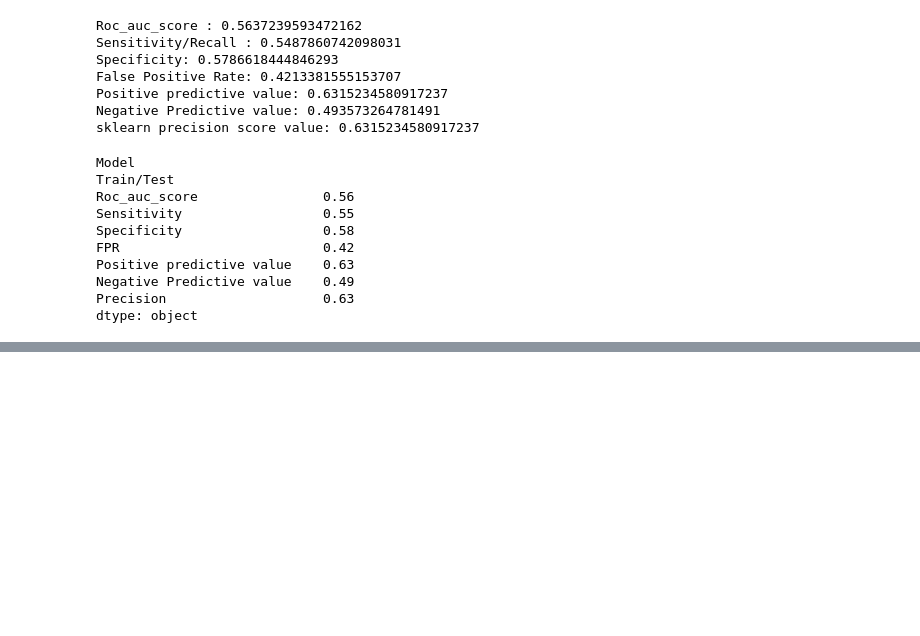
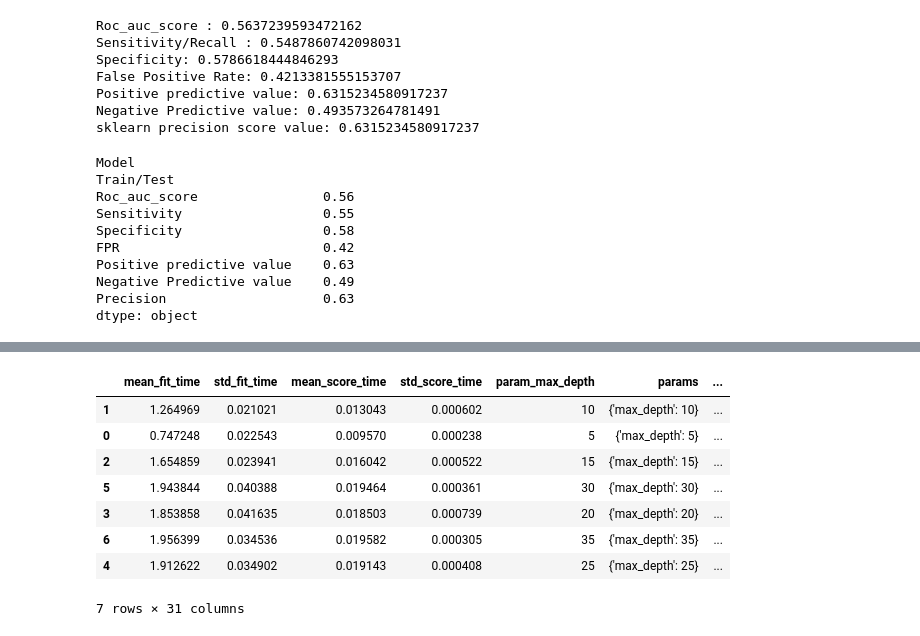
Before and after one commit to yashmishra12/ALDA_Project, a Jupyter notebook: Midterm_Report.ipynb, the cells around one changed output, grey strips where cells are left out. Drawn from its saved outputs; the diff is of its cells as text; code cells hidden in the pictures; blank space fills up the shorter version.

```diff
--- a/Midterm_Report.ipynb
+++ b/Midterm_Report.ipynb
@@ -2134,0 +2224,12 @@ sklearn precision score value: 0.584873949579832
+# %%
+pd.DataFrame(grid_search.cv_results_).sort_values(by="rank_test_score")
+# %% [output]
+|  | mean_fit_time | std_fit_time | mean_score_time | std_score_time | param_max_depth | params | ... |
+| 1 | 1.264969 | 0.021021 | 0.013043 | 0.000602 | 10 | {'max_depth': 10} | ... |
+| 0 | 0.747248 | 0.022543 | 0.009570 | 0.000238 | 5 | {'max_depth': 5} | ... |
+| 2 | 1.654859 | 0.023941 | 0.016042 | 0.000522 | 15 | {'max_depth': 15} | ... |
+| 5 | 1.943844 | 0.040388 | 0.019464 | 0.000361 | 30 | {'max_depth': 30} | ... |
+| 3 | 1.853858 | 0.041635 | 0.018503 | 0.000739 | 20 | {'max_depth': 20} | ... |
+| 6 | 1.956399 | 0.034536 | 0.019582 | 0.000305 | 35 | {'max_depth': 35} | ... |
+| 4 | 1.912622 | 0.034902 | 0.019143 | 0.000408 | 25 | {'max_depth': 25} | ... |
+7 rows × 31 columns
```
Also changed, not shown: parts of 22 cells of this notebook.
